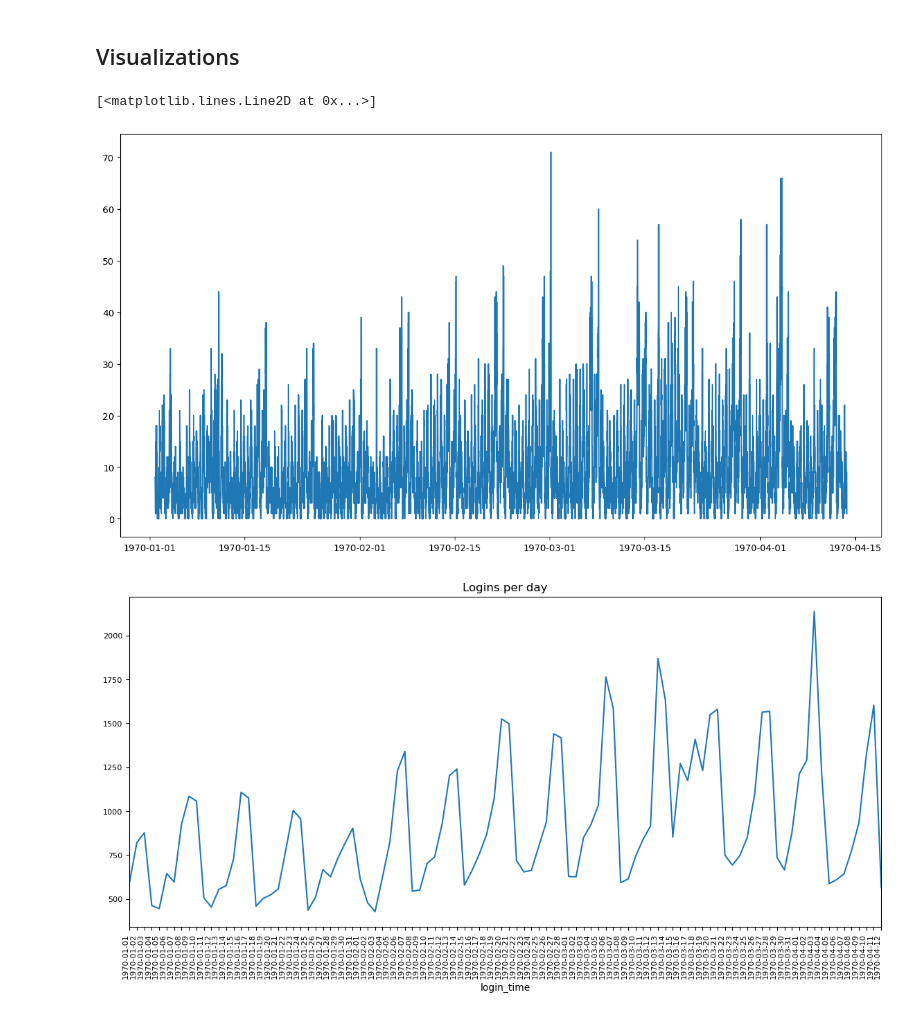
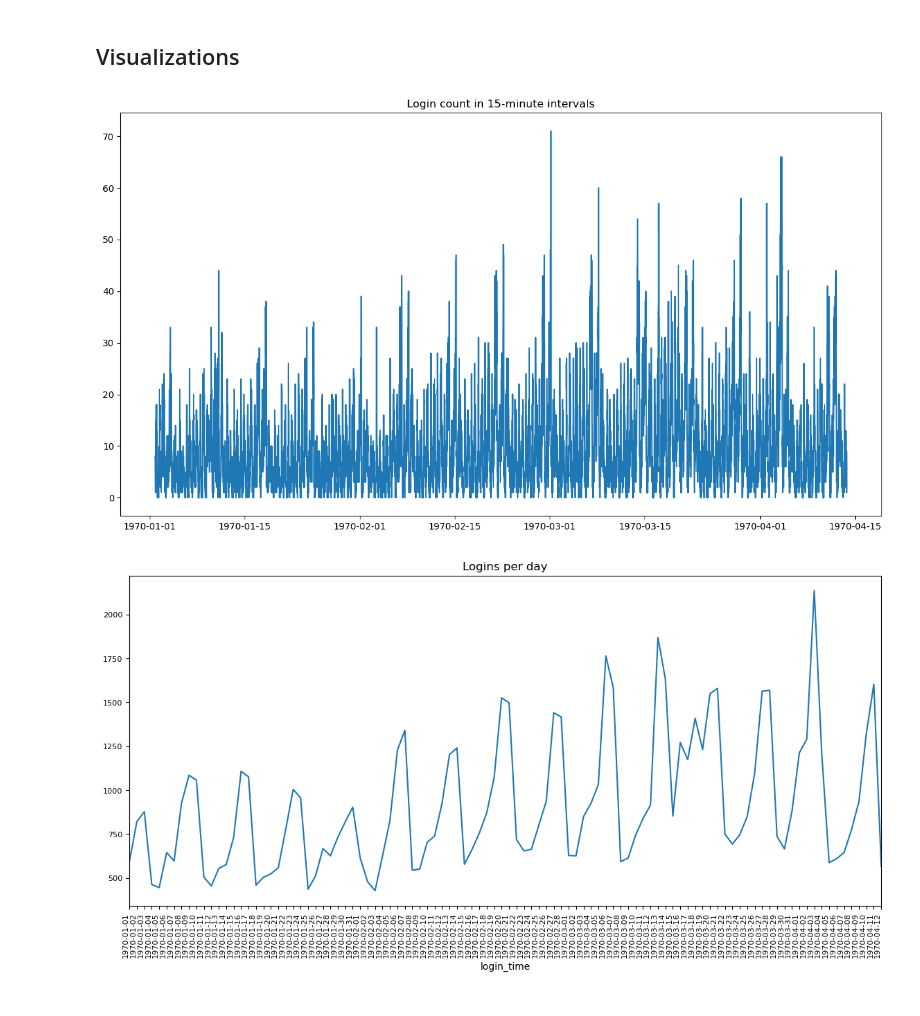
Before and after one commit to raechiang/Springboard, a Jupyter notebook: Unit_27-2-2_Ultimate_Technologies_Take-Home_Challenge/1-exploratory-data-analysis.ipynb, the cells around one changed output. Drawn from its saved outputs; the diff is of its cells as text; code cells hidden in the pictures.

```diff
--- a/Unit_27-2-2_Ultimate_Technologies_Take-Home_Challenge/1-exploratory-data-analysis.ipynb
+++ b/Unit_27-2-2_Ultimate_Technologies_Take-Home_Challenge/1-exploratory-data-analysis.ipynb
@@ -158,11 +154,11 @@ logins_15m_df.tail()
 # %% [markdown]
 ## Visualizations
 # %%
-plt.figure(figsize=(15,8))
-plt.plot(logins_15m_df.index, logins_15m_df.logins_per_15m)
+fig, ax = plt.subplots(figsize=(15,8))
+_ = plt.plot(logins_15m_df.index, logins_15m_df.logins_per_15m)
+_ = ax.set_title("Login count in 15-minute intervals")
 # %% [output]
-[<matplotlib.lines.Line2D at 0x...>]
-[figure, old version]
+[figure, new version]
 # %%
 fig, ax = plt.subplots(1, 1, figsize=(14,7))
 ax = logins_15m_df['logins_per_15m'].resample('D', origin='start').sum() \
```
Also changed, not shown: parts of 47 cells of this notebook, 2 other files.
